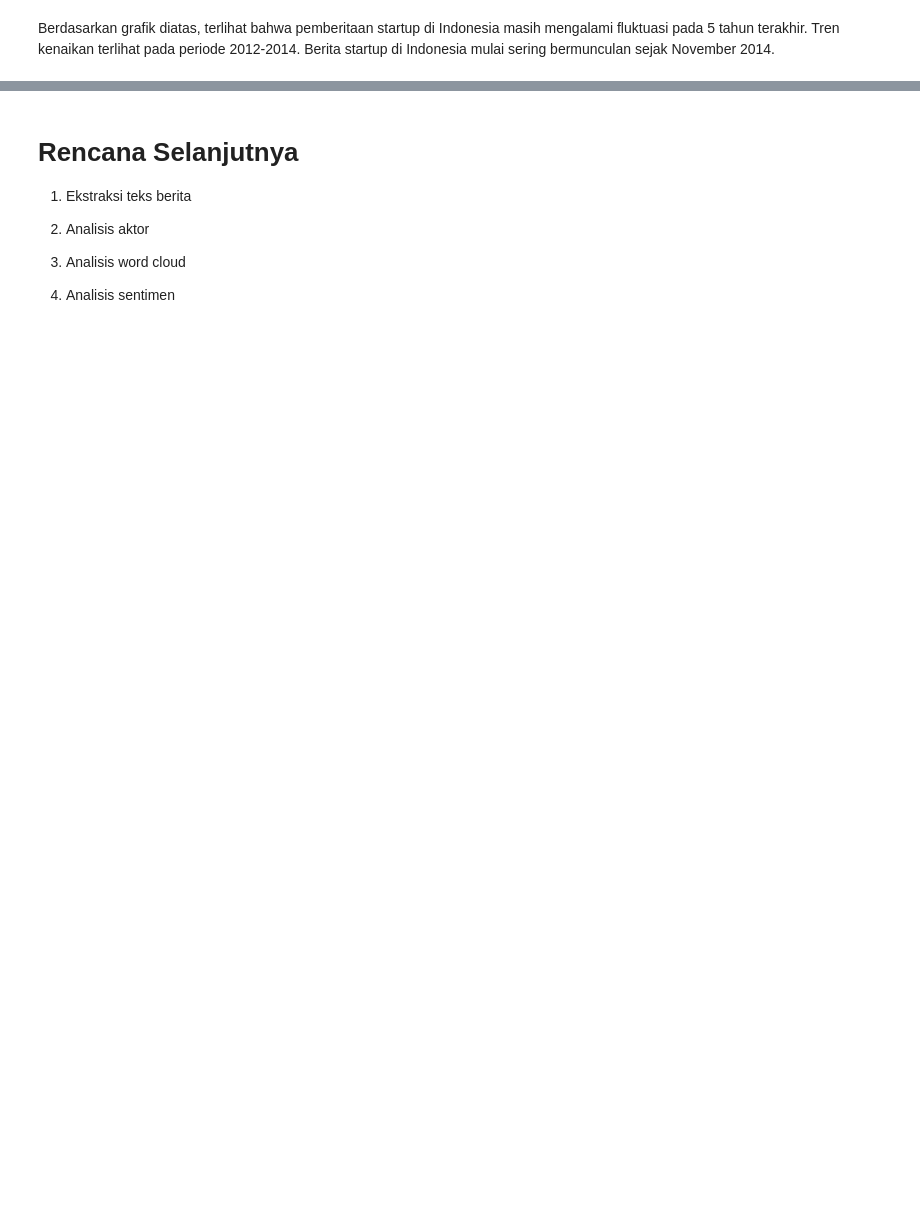
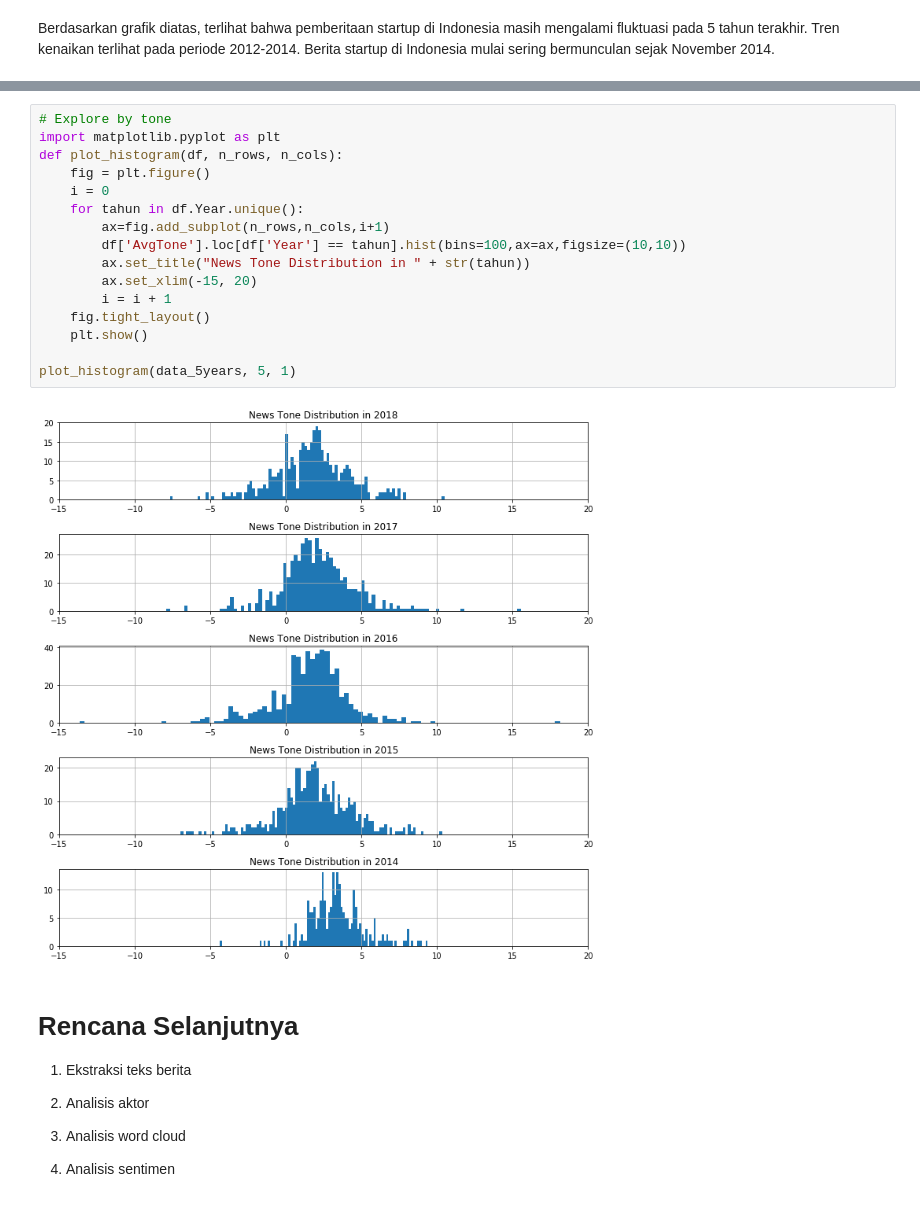
Before and after one commit to lzharif/digital-talent, a Jupyter notebook: Project/Eksplorasi Dinamisme Startup di Indonesia Menggunakan Big Data.ipynb, the cells around one changed output, grey strips where cells are left out. Drawn from its saved outputs; the diff is of its cells as text; blank space fills up the shorter version.

```diff
--- a/Project/Eksplorasi Dinamisme Startup di Indonesia Menggunakan Big Data.ipynb
+++ b/Project/Eksplorasi Dinamisme Startup di Indonesia Menggunakan Big Data.ipynb
@@ -356,3 +402,21 @@ Berdasarkan grafik diatas, terlihat bahwa pemberitaan startup di Indonesia masih
+# %%
+# Explore by tone
+import matplotlib.pyplot as plt
+def plot_histogram(df, n_rows, n_cols):
+    fig = plt.figure()
+    i = 0
+    for tahun in df.Year.unique():
+        ax=fig.add_subplot(n_rows,n_cols,i+1)
+        df['AvgTone'].loc[df['Year'] == tahun].hist(bins=100,ax=ax,figsize=(10,10))
+        ax.set_title("News Tone Distribution in " + str(tahun))
+        ax.set_xlim(-15, 20)
+        i = i + 1
+    fig.tight_layout()
+    plt.show()
+
+plot_histogram(data_5years, 5, 1)
+# %% [output]
+[figure, added]
 # %% [markdown]
 # Rencana Selanjutnya
 
```
Also changed, not shown: parts of 7 cells of this notebook, 28 other files.
